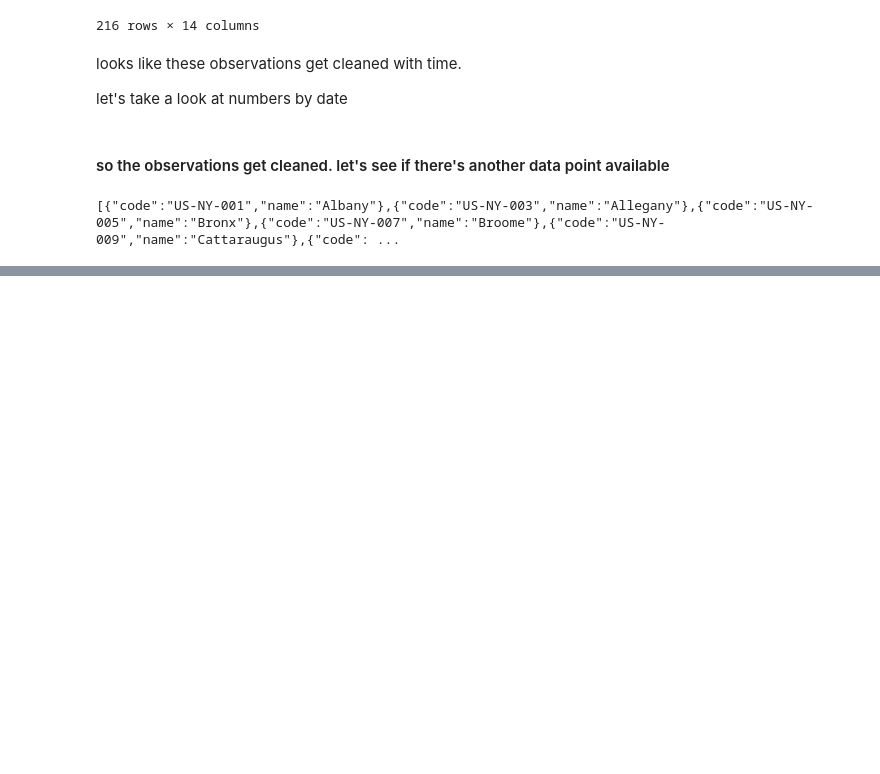
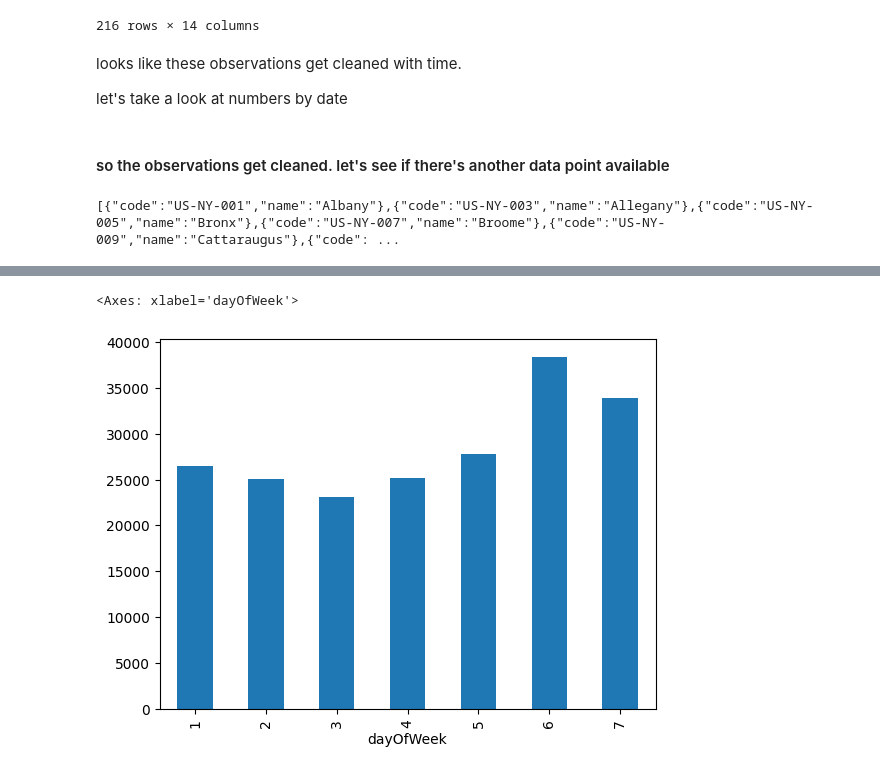
Before and after one commit to alichek/Lede-Project1-Birdwatching, a Jupyter notebook: BirdsNotebookClean.ipynb, the cells around one changed output, grey strips where cells are left out. Saved outputs shown, nothing was run; the diff lists cells and outputs as text; code cells hidden in the pictures; blank space fills up the shorter version.

```diff
--- a/BirdsNotebookClean.ipynb
+++ b/BirdsNotebookClean.ipynb
@@ -199,0 +296,3 @@ pd.DataFrame(nj_data, index=obs_dates)
+# %%
+tri_full_week = tristate_df.iloc[2:]
+tri_full_week
@@ -199,0 +379,6 @@ pd.DataFrame(nj_data, index=obs_dates)
+# %%
+by_dow = tri_full_week.groupby('dayOfWeek')['numChecklists'].sum()
+by_dow.plot(kind='bar')
+# %% [output]
+<Axes: xlabel='dayOfWeek'>
+[figure, added]
```
Also changed, not shown: parts of 76 cells of this notebook, 9 other files.
